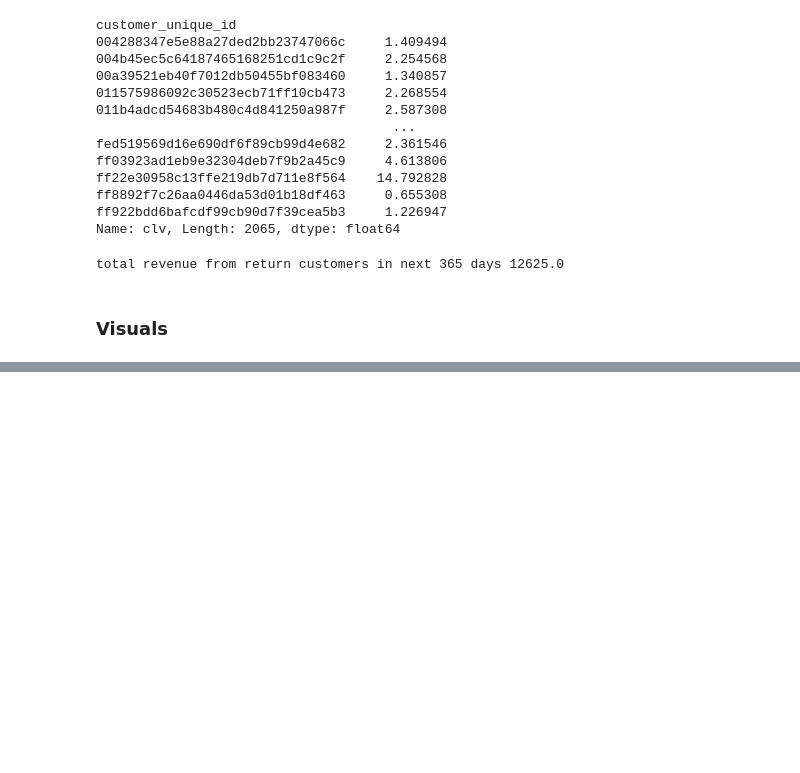
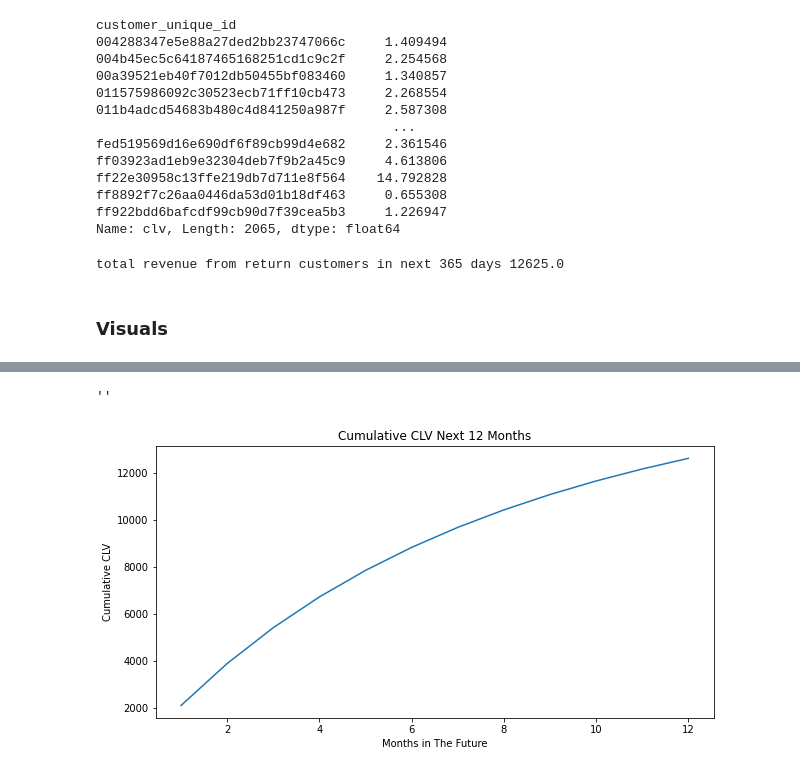
Before and after one commit to zander1268/custorama, a Jupyter notebook: final_bg_nbd_modeling.ipynb, the cells around one changed output, grey strips where cells are left out. Cells and saved outputs as stored; diff of their text form; code cells hidden in the pictures; blank space fills up the shorter version.

```diff
--- a/final_bg_nbd_modeling.ipynb
+++ b/final_bg_nbd_modeling.ipynb
@@ -612,3 +612,32 @@ ax.set_xlabel("Predicted CLV")
+# %%
+#Get a list of predicted CLV for n months in the future
+prediction_period = 12
+clv_sum_per_day = []
+date_range = [*range(1, (prediction_period)+1, 1)]
+for days in date_range:
+    ltv_predictions = final_gg.customer_lifetime_value(
+    bgf_2, #our best bgf model
+    return_cust_summary['frequency'],
+    return_cust_summary['recency'],
+    return_cust_summary['T'],
+    return_cust_summary['monetary_value'],
+    time=days, # months
+    discount_rate=0.0, # monthly discount rate ~ 12.7% annually
+    freq ="D"
+)
+    clv_sum_per_day.append(sum(ltv_predictions))
+# %%
+#Plot a line graph of cumulative CLV over the prediction period
+fig, ax = plt.subplots(figsize=(10,5))
+ax.plot(date_range,clv_sum_per_day)
+ax.set_title("Cumulative CLV Next 12 Months")
+ax.set_ylabel("Cumulative CLV")
+ax.set_xlabel("Months in The Future")
+plt.savefig("visuals/cumulative_clv_future.png")
+;
+# %% [output]
+''
+[figure, added]
 # %%
 from lifetimes.plotting import plot_frequency_recency_matrix
 fig = plt.figure(figsize=(10,8))
```
Also changed, not shown: parts of 14 cells of this notebook, 8 other files.
